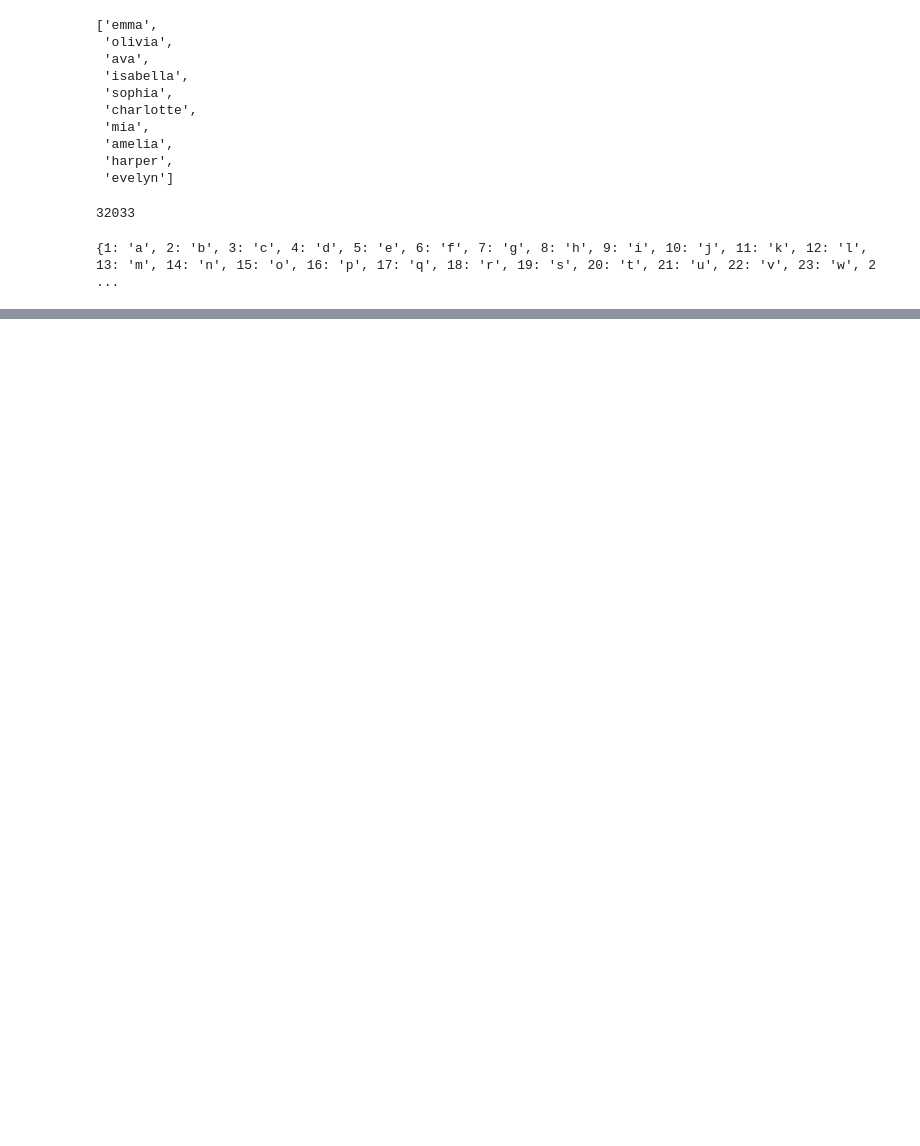
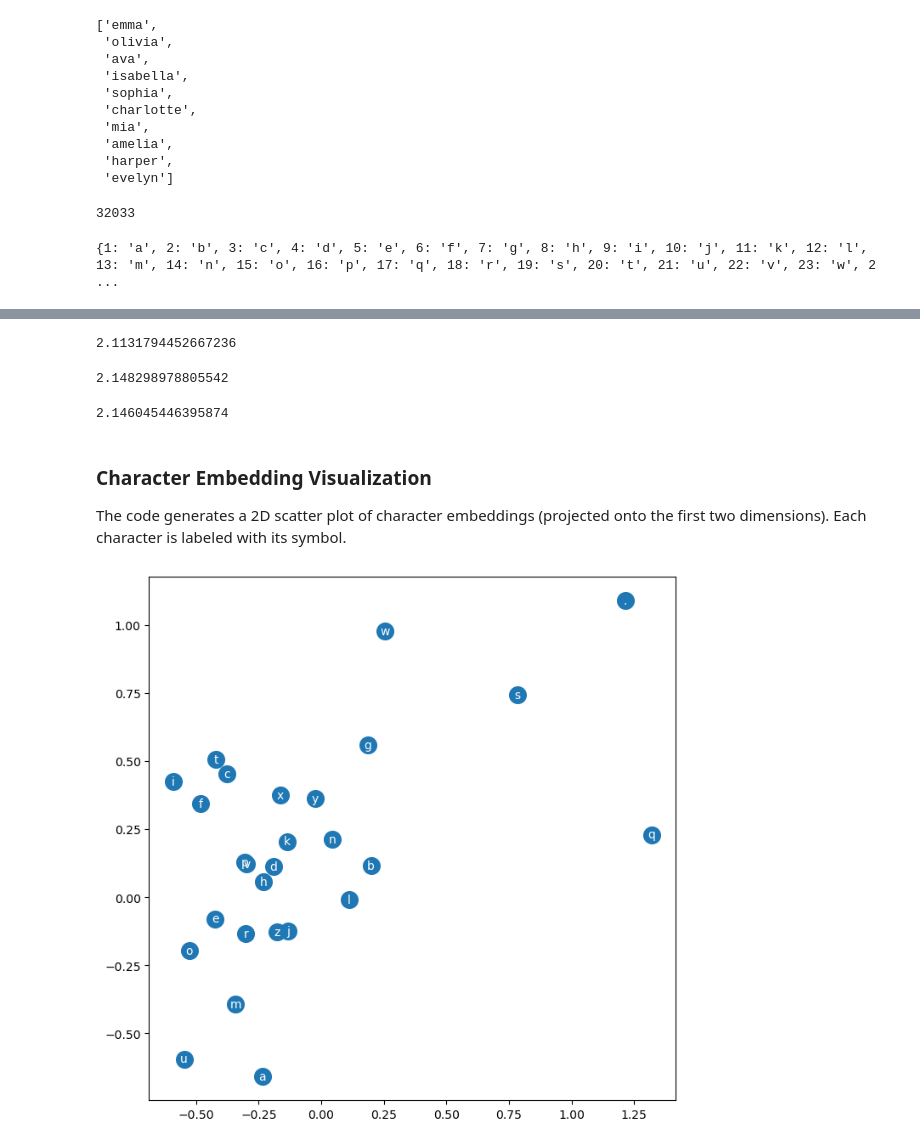
Before and after one commit to szydob/ML, a Jupyter notebook: NLP/MakeMore/MLP/makeMore_MLP.ipynb, the cells around one changed output, grey strips where cells are left out. Saved outputs shown, nothing was run; the diff lists cells and outputs as text; code cells hidden in the pictures; blank space fills up the shorter version.

```diff
--- a/NLP/MakeMore/MLP/makeMore_MLP.ipynb
+++ b/NLP/MakeMore/MLP/makeMore_MLP.ipynb
@@ -114,0 +191,37 @@ tensor([[ 1.2433, -1.0059,  1.2433, -1.0059,  1.2433, -1.0059],
+# %%
+emb = C[Xtrain] # 32x3x2
+h = torch.tanh(emb.view(-1,30) @ W1 + b1) # 32x200
+logits = h@ W2 + b2 # 32x27
+# efficient way to calculate the loss
+loss = F.cross_entropy(logits, Ytrain)
+loss.item()
+# %% [output]
+2.1131794452667236
+# %%
+emb = C[Xval] # 32x3x2
+h = torch.tanh(emb.view(-1,30) @ W1 + b1) # 32x200
+logits = h@ W2 + b2 # 32x27
+# efficient way to calculate the loss
+loss = F.cross_entropy(logits, Yval)
+loss.item()
+# %% [output]
+2.148298978805542
+# %%
+emb = C[Xtest] # 32x3x2
+h = torch.tanh(emb.view(-1,30) @ W1 + b1) # 32x200
+logits = h@ W2 + b2 # 32x27
+# efficient way to calculate the loss
+loss = F.cross_entropy(logits, Ytest)
+loss.item()
+# %% [output]
+2.146045446395874
+# %% [markdown]
+### Character Embedding Visualization
+The code generates a 2D scatter plot of character embeddings (projected onto the first two dimensions). Each character is labeled with its symbol.
+# %%
+plt.figure(figsize=(8,8))
+plt.scatter(C[:,0].data, C[:,1].data, s=200)
+for i in range(C.shape[0]):
+  plt.text(C[i,0].item(), C[i,1].item(), i2s[i],ha="center",va="center",color="white")
+# %% [output]
+[figure, added]
```
Also changed, not shown: parts of 25 cells of this notebook.
